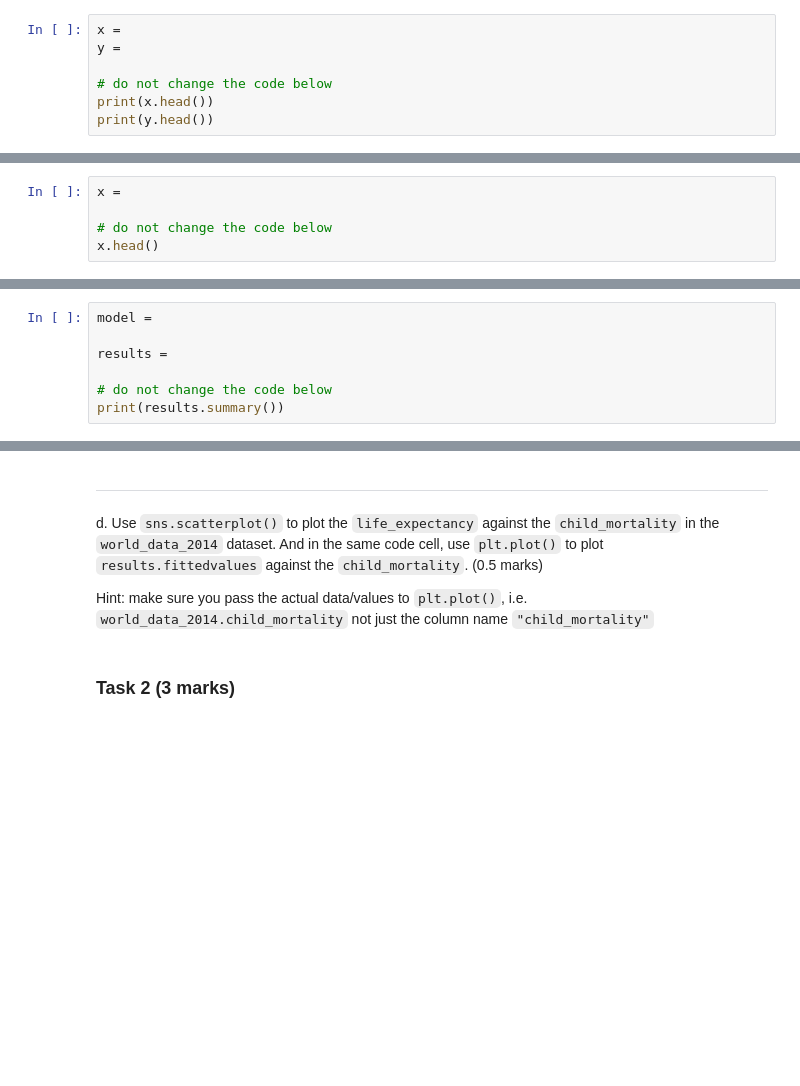
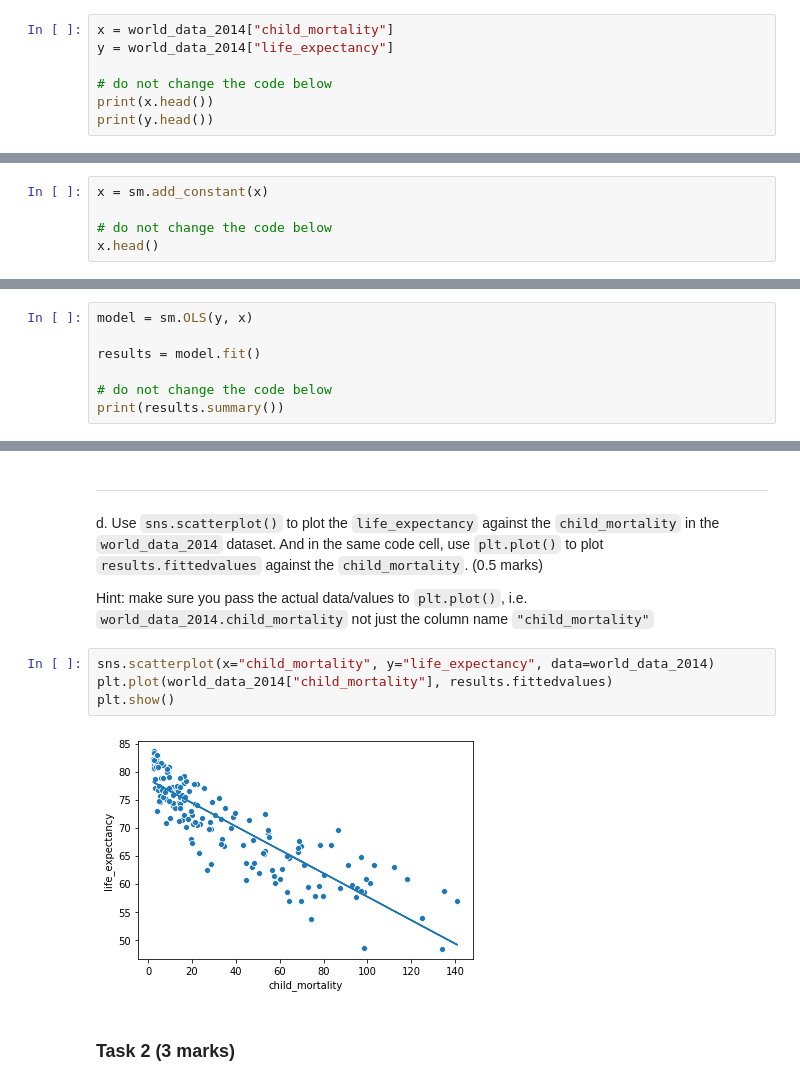
Before and after one commit to constructor-s/BME1478_Assignments, a Jupyter notebook: a10/last_first_assignment10.ipynb, the cells around one changed output, grey strips where cells are left out. Cells and saved outputs as stored; diff of their text form; blank space fills up the shorter version.

```diff
--- a/a10/last_first_assignment10.ipynb
+++ b/a10/last_first_assignment10.ipynb
@@ -54,8 +54,8 @@ Is child mortality a predictor for a nation's life expectancy?
 
 a. Using `world_data_2014`, create a variable `x` that only has the values for the `child_mortality` column and a variable `y` that has the values for the `life_expectancy` column. (0.5 marks)
 # %%
-x =
-y =
+x = world_data_2014["child_mortality"]
+y = world_data_2014["life_expectancy"]
 
 # do not change the code below
 print(x.head())
@@ -63,7 +76,7 @@ print(y.head())
 # %% [markdown]
 b. Use `sm.add_constant()` to add a column of 1.0's to `x` (store again in the same variable `x`). (0.5 marks)
 # %%
-x =
+x = sm.add_constant(x)
 
 # do not change the code below
 x.head()
@@ -74,9 +94,9 @@ c. Using the variables `x` and `y`, and the function `sm.OLS()`:
 
 The first argument passed to the function is the dependant variable (i.e. `life_expectancy`) and the second argument is the independant variable (i.e. `child_mortality`). (0.5 marks)
 # %%
-model =
+model = sm.OLS(y, x)
 
-results =
+results = model.fit()
 
 # do not change the code below
 print(results.summary())
@@ -85,6 +123,12 @@ ___
 d. Use `sns.scatterplot()` to plot the `life_expectancy` against the `child_mortality` in the `world_data_2014` dataset. And in the same code cell, use `plt.plot()` to plot `results.fittedvalues` against the `child_mortality`. (0.5 marks)
 
 Hint: make sure you pass the actual data/values to `plt.plot()`, i.e. `world_data_2014.child_mortality` not just the column name `"child_mortality"`
+# %%
+sns.scatterplot(x="child_mortality", y="life_expectancy", data=world_data_2014)
+plt.plot(world_data_2014["child_mortality"], results.fittedvalues)
+plt.show()
+# %% [output]
+[figure, added]
 # %% [markdown]
 ### Task 2  (3 marks)
 # %% [markdown]
```
Also changed, not shown: parts of 16 cells of this notebook.
